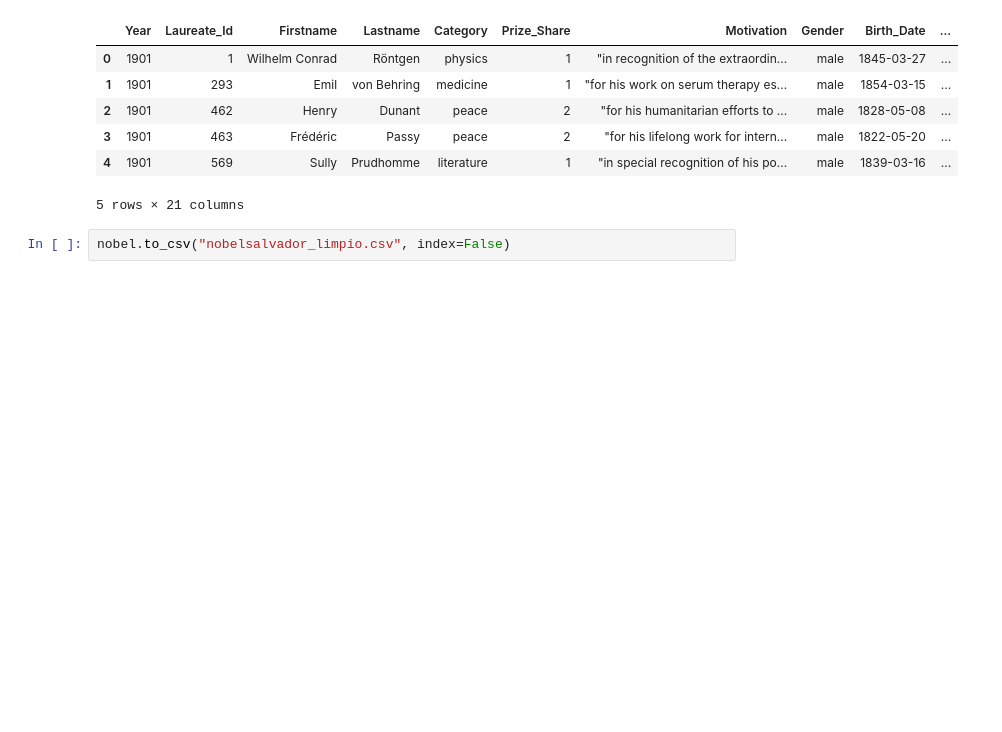
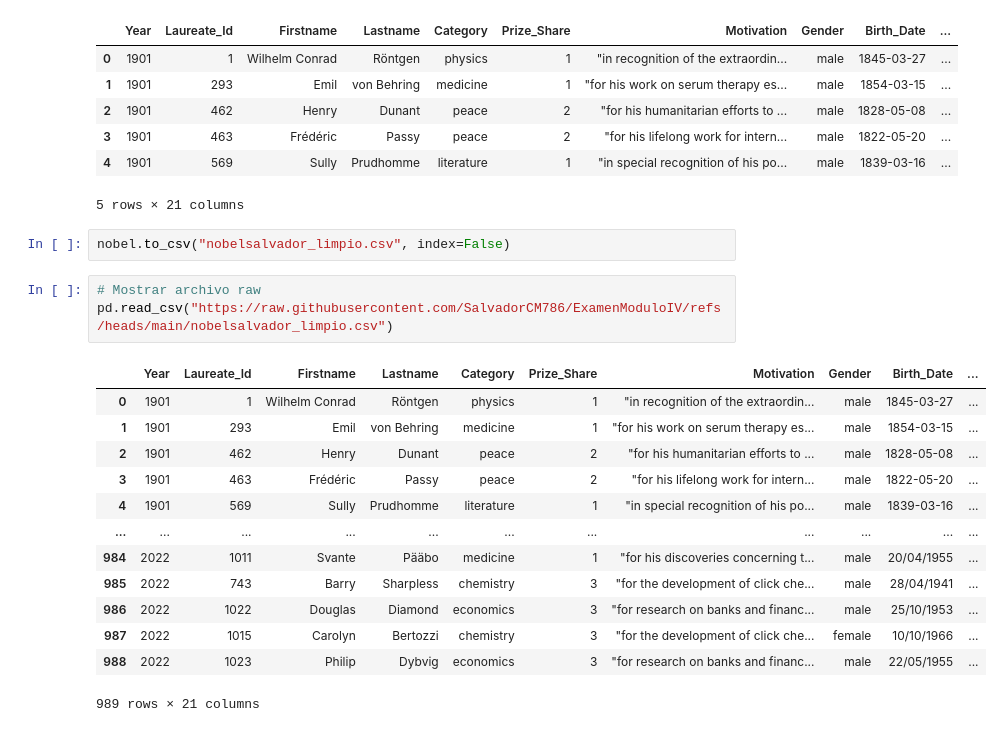
Before and after one commit to SalvadorCM786/ExamenModuloIV, a Jupyter notebook: Examen4SCM.ipynb, the cells around one changed output. Saved outputs shown, nothing was run; the diff lists cells and outputs as text; blank space fills up the shorter version.

```diff
--- a/Examen4SCM.ipynb
+++ b/Examen4SCM.ipynb
@@ -132,3 +132,20 @@ nobel.head()
 5 rows × 21 columns
 # %%
 nobel.to_csv("nobelsalvador_limpio.csv", index=False)
+# %%
+# Mostrar archivo raw
+pd.read_csv("https://raw.githubusercontent.com/SalvadorCM786/ExamenModuloIV/refs/heads/main/nobelsalvador_limpio.csv")
+# %% [output]
+|  | Year | Laureate_Id | Firstname | Lastname | Category | Prize_Share | Motivation | Gender | Birth_Date | ... |
+| 0 | 1901 | 1 | Wilhelm Conrad | Röntgen | physics | 1 | "in recognition of the extraordin... | male | 1845-03-27 | ... |
+| 1 | 1901 | 293 | Emil | von Behring | medicine | 1 | "for his work on serum therapy es... | male | 1854-03-15 | ... |
+| 2 | 1901 | 462 | Henry | Dunant | peace | 2 | "for his humanitarian efforts to ... | male | 1828-05-08 | ... |
+| 3 | 1901 | 463 | Frédéric | Passy | peace | 2 | "for his lifelong work for intern... | male | 1822-05-20 | ... |
+| 4 | 1901 | 569 | Sully | Prudhomme | literature | 1 | "in special recognition of his po... | male | 1839-03-16 | ... |
+| ... | ... | ... | ... | ... | ... | ... | ... | ... | ... | ... |
+| 984 | 2022 | 1011 | Svante | Pääbo | medicine | 1 | "for his discoveries concerning t... | male | 20/04/1955 | ... |
+| 985 | 2022 | 743 | Barry | Sharpless | chemistry | 3 | "for the development of click che... | male | 28/04/1941 | ... |
+| 986 | 2022 | 1022 | Douglas | Diamond | economics | 3 | "for research on banks and financ... | male | 25/10/1953 | ... |
+| 987 | 2022 | 1015 | Carolyn | Bertozzi | chemistry | 3 | "for the development of click che... | female | 10/10/1966 | ... |
+| 988 | 2022 | 1023 | Philip | Dybvig | economics | 3 | "for research on banks and financ... | male | 22/05/1955 | ... |
+989 rows × 21 columns
```
